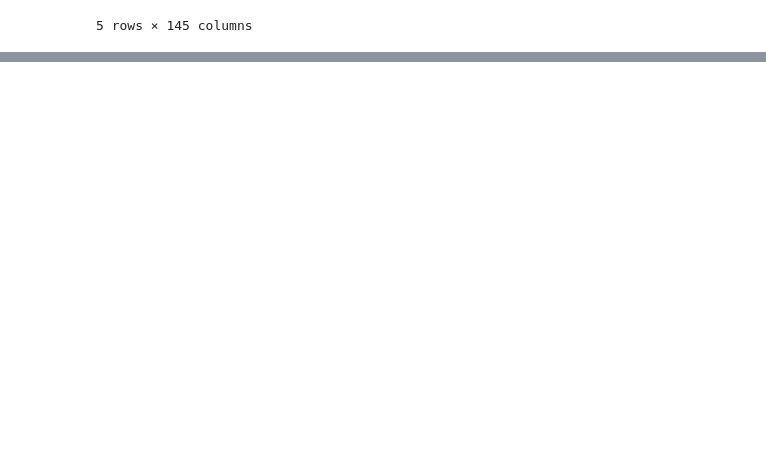
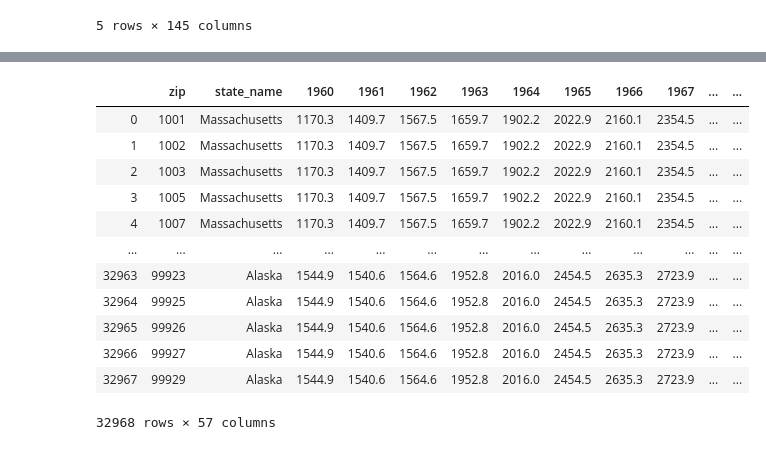
Before and after one commit to bishdj22/HomeSlice, a Jupyter notebook: Logistic_Regression_Model.ipynb, the cells around one changed output, grey strips where cells are left out. Cells and saved outputs as stored; diff of their text form; code cells hidden in the pictures; blank space fills up the shorter version.

```diff
--- a/Logistic_Regression_Model.ipynb
+++ b/Logistic_Regression_Model.ipynb
@@ -194,6 +238,6 @@ property_crime.isna()
 # %%
 # property_crime.head()
 
-df4 = pd.read_csv(r'Data/uszips.csv')
+df4 = pd.read_csv('Data/uszips.csv')
 df4.head()
 # %% [output]
@@ -200,0 +250,6 @@ FileNotFoundError: [Errno 2] File b'Data/uszips.csv' does not exist: b'Data/uszi
+# %%
+df5 = df4.drop(columns=['lat', 'lng', 'city', 'state_id', 'zcta', 'parent_zcta',
+                           'population', 'density', 'county_fips', 'county_name', 'county_weights', 'county_names_all',
+                          'county_fips_all', 'imprecise', 'military', 'timezone'])
+us_zip = df5[df5.state_name != 'Puerto Rico']
+us_zip
@@ -200,0 +270,17 @@ FileNotFoundError: [Errno 2] File b'Data/uszips.csv' does not exist: b'Data/uszi
+# %%
+zip_prop_crime = pd.merge(us_zip, property_crime, on='state_name')
+zip_prop_crime
+# %% [output]
+|  | zip | state_name | 1960 | 1961 | 1962 | 1963 | 1964 | 1965 | 1966 | 1967 | ... | ... |
+| 0 | 1001 | Massachusetts | 1170.3 | 1409.7 | 1567.5 | 1659.7 | 1902.2 | 2022.9 | 2160.1 | 2354.5 | ... | ... |
+| 1 | 1002 | Massachusetts | 1170.3 | 1409.7 | 1567.5 | 1659.7 | 1902.2 | 2022.9 | 2160.1 | 2354.5 | ... | ... |
+| 2 | 1003 | Massachusetts | 1170.3 | 1409.7 | 1567.5 | 1659.7 | 1902.2 | 2022.9 | 2160.1 | 2354.5 | ... | ... |
+| 3 | 1005 | Massachusetts | 1170.3 | 1409.7 | 1567.5 | 1659.7 | 1902.2 | 2022.9 | 2160.1 | 2354.5 | ... | ... |
+| 4 | 1007 | Massachusetts | 1170.3 | 1409.7 | 1567.5 | 1659.7 | 1902.2 | 2022.9 | 2160.1 | 2354.5 | ... | ... |
+| ... | ... | ... | ... | ... | ... | ... | ... | ... | ... | ... | ... | ... |
+| 32963 | 99923 | Alaska | 1544.9 | 1540.6 | 1564.6 | 1952.8 | 2016.0 | 2454.5 | 2635.3 | 2723.9 | ... | ... |
+| 32964 | 99925 | Alaska | 1544.9 | 1540.6 | 1564.6 | 1952.8 | 2016.0 | 2454.5 | 2635.3 | 2723.9 | ... | ... |
+| 32965 | 99926 | Alaska | 1544.9 | 1540.6 | 1564.6 | 1952.8 | 2016.0 | 2454.5 | 2635.3 | 2723.9 | ... | ... |
+| 32966 | 99927 | Alaska | 1544.9 | 1540.6 | 1564.6 | 1952.8 | 2016.0 | 2454.5 | 2635.3 | 2723.9 | ... | ... |
+| 32967 | 99929 | Alaska | 1544.9 | 1540.6 | 1564.6 | 1952.8 | 2016.0 | 2454.5 | 2635.3 | 2723.9 | ... | ... |
+32968 rows × 57 columns
```
Also changed, not shown: parts of 21 cells of this notebook, 4 other files.
